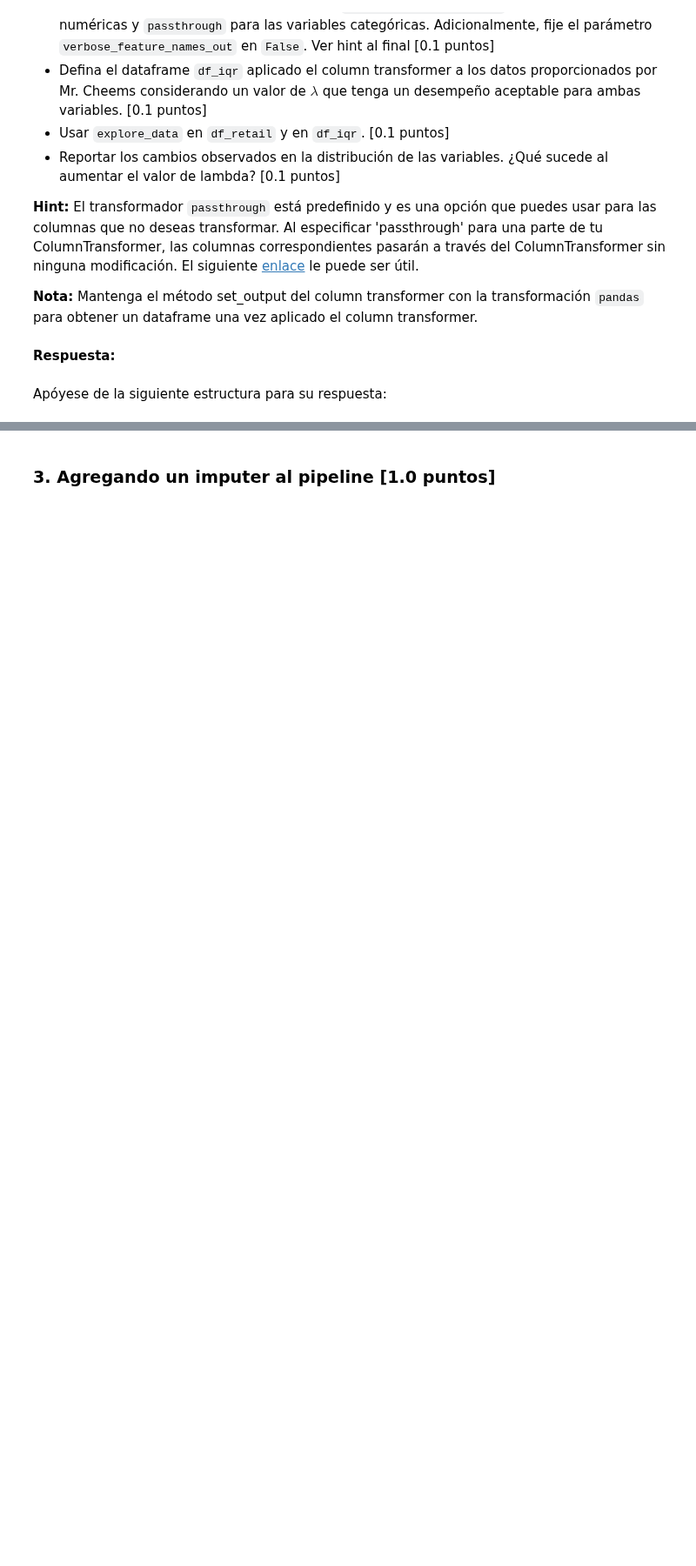
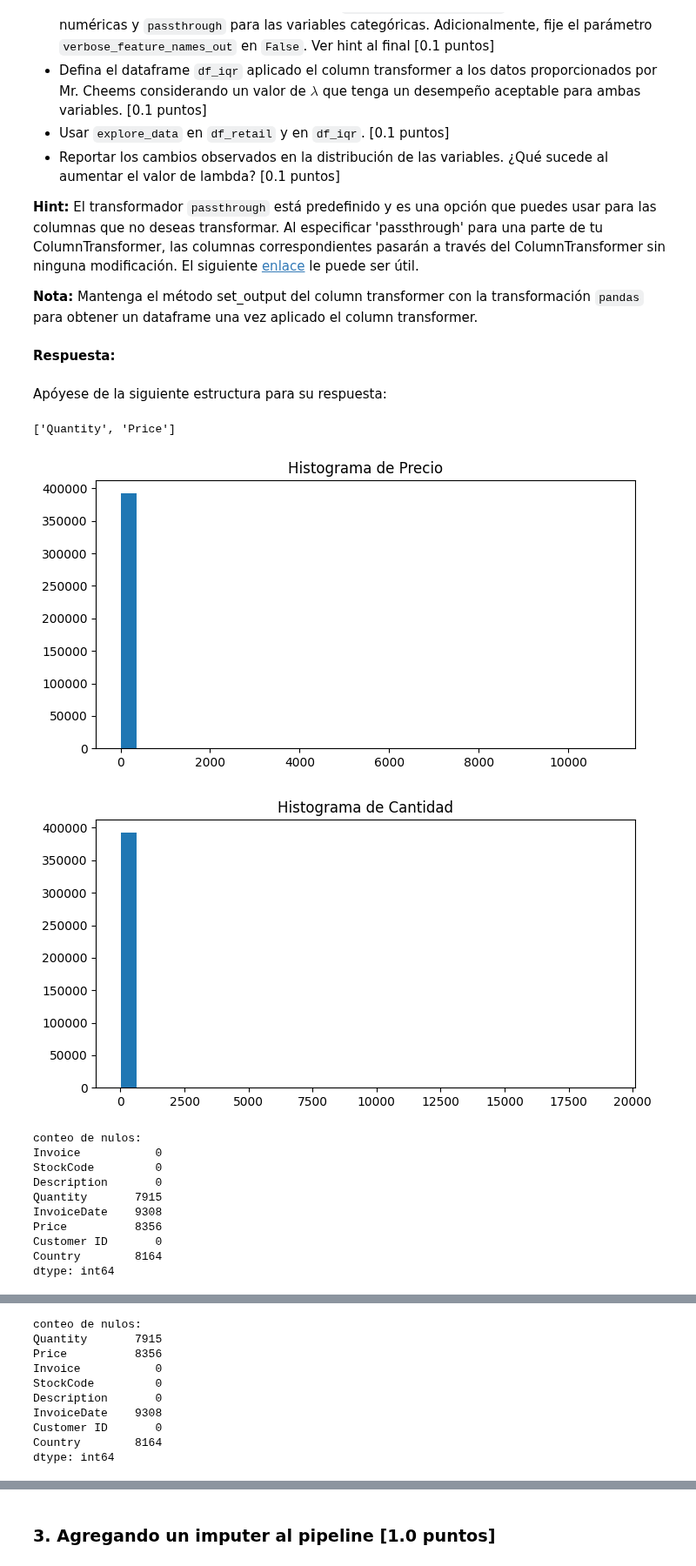
Before and after one commit to jesuvalenzuela/NanSquad, a Jupyter notebook: Lab3/Lab3_Enunciado.ipynb, the cells around one changed output, grey strips where cells are left out. Shown at 87% size. Cells and saved outputs as stored; diff of their text form; code cells hidden in the pictures; blank space fills up the shorter version.

```diff
--- a/Lab3/Lab3_Enunciado.ipynb
+++ b/Lab3/Lab3_Enunciado.ipynb
@@ -218,23 +263,45 @@ Para comenzar introduciéndose en el uso de pipeline, usted decide definir un pi
 **Respuesta:**
 # %% [markdown]
 Apóyese de la siguiente estructura para su respuesta:
+# %%
+df_retail.select_dtypes(include='number').columns.values.tolist()
+# %% [output]
+['Quantity', 'Price']
 # %%
 # Definicion las variables que pasarán por cada pipeline
-numerical_columns = (...)
-categorical_columns = (...)
+numerical_columns = df_retail.select_dtypes(include='number').columns.values.tolist()
+categorical_columns = df_retail.select_dtypes(exclude='number').columns.values.tolist()
 
 # Definicion del pipeline
-numeric_transformations = (...)
+numeric_transformations = Pipeline([
+    ('iqr', IQR(lambda_=1.5))
+    ])
 
 # ColumnTransformer
-column_transformer = ColumnTransformer([('numerical', (IQR(lambda))),
-                                        ('categorical', ('passthrough'))
-                                        ],
-                                        verbose_feature_names_out=False)
+column_transformer = ColumnTransformer([
+                    ('numerical',  numeric_transformations, numerical_columns),
+                    ('categorical', 'passthrough', categorical_columns)
+                    ],
+                    verbose_feature_names_out=False)
 
 column_transformer.set_output(transform='pandas')
 
 # Aplicamos ColumnTransformer a los datos
-df_iqr = (...)
+df_iqr = column_transformer.fit_transform(df_retail)
 
 # Gráficos
+explore_data(df_retail)
+explore_data(df_iqr)
+# %% [output]
+[figure, added]
+[figure, added]
+conteo de nulos:
+Invoice           0
+StockCode         0
+Description       0
+Quantity       7915
+InvoiceDate    9308
+Price          8356
+Customer ID       0
+Country        8164
+dtype: int64
@@ -241,2 +310,12 @@ df_iqr = (...)
+conteo de nulos:
+Quantity       7915
+Price          8356
+Invoice           0
+StockCode         0
+Description       0
+InvoiceDate    9308
+Customer ID       0
+Country        8164
+dtype: int64
 # %% [markdown]
 *Reporte los cambios observados aquí.*
```
Also changed, not shown: parts of 6 cells of this notebook.
